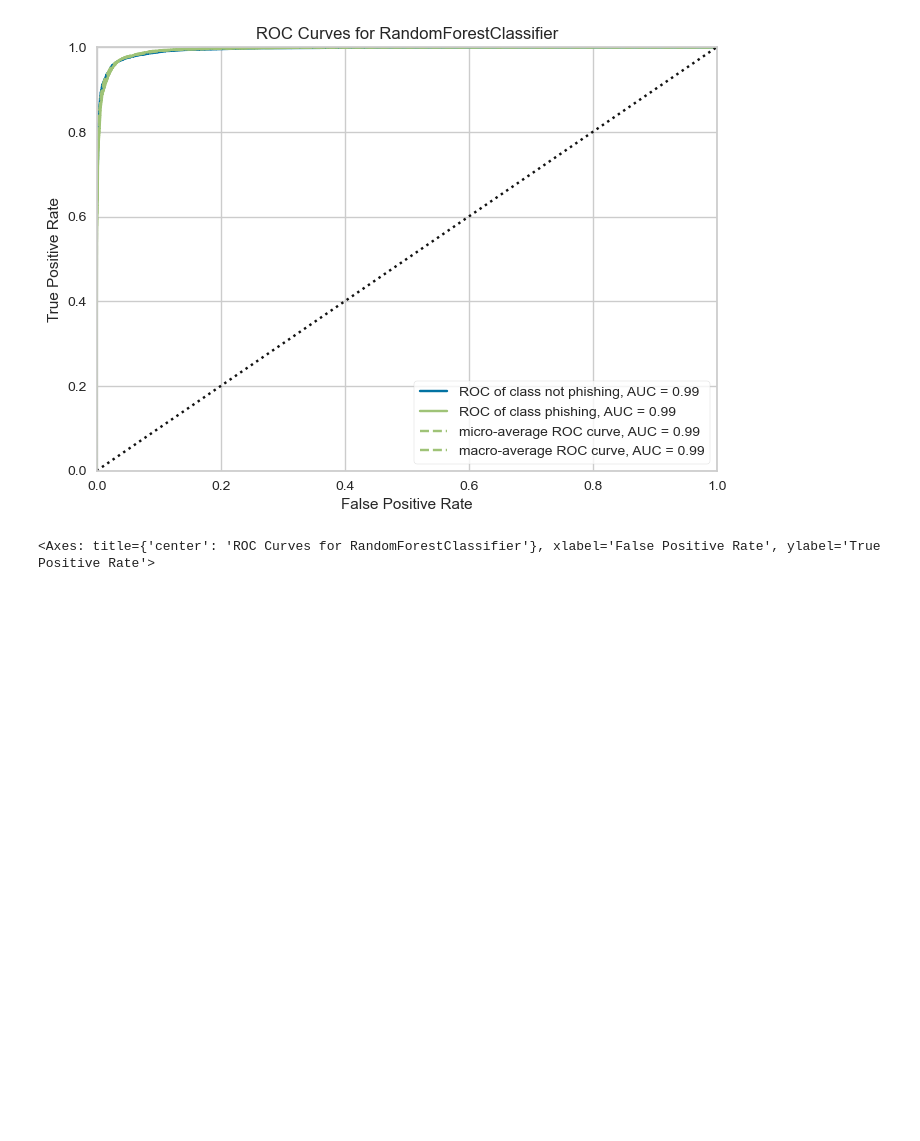
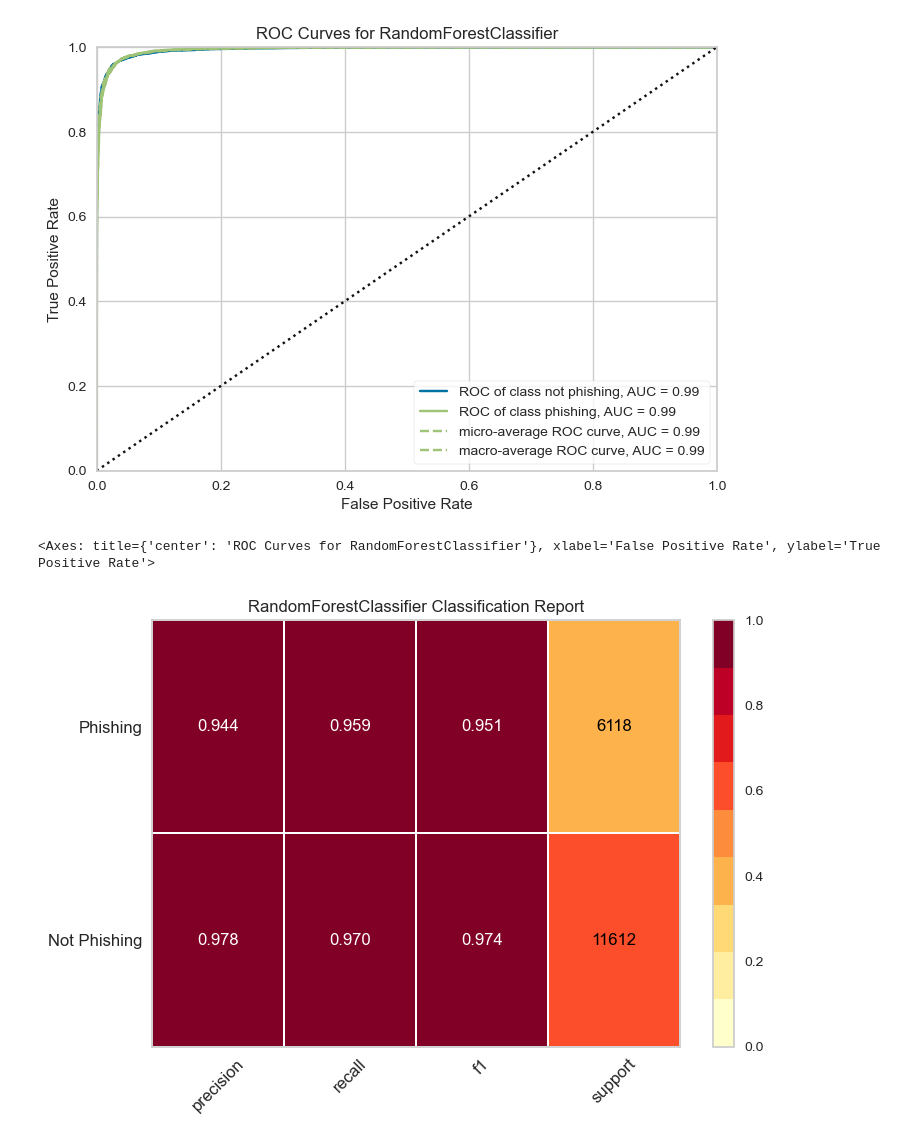
Before and after one commit to 03divyasharma/Phishing-Website-Detector, a Jupyter notebook: notebook/Phishing-Domain-Detector.ipynb, the cells around one changed output. Cells and saved outputs as stored; diff of their text form; code cells hidden in the pictures; blank space fills up the shorter version.

```diff
--- a/notebook/Phishing-Domain-Detector.ipynb
+++ b/notebook/Phishing-Domain-Detector.ipynb
@@ -355,9 +363,2 @@ np.mean(cross_val_score(rfc,X_train_features,y_train,cv=10,scoring='accuracy'))
 # %% [markdown]
 # 7.Class Prediction Error
-# %%
-from yellowbrick.classifier import ClassPredictionError
-
-vzr = ClassPredictionError(rfc, classes=['Phishing', 'Non Phishing'][::-1])
-vzr.fit(X_train_features, y_train)
-vzr.score(X_test_features, y_test)
-vzr.poof()
@@ -383,3 +381,13 @@ visualizer.show()
 # %% [output]
 [figure]
 <Axes: title={'center': 'ROC Curves for RandomForestClassifier'}, xlabel='False Positive Rate', ylabel='True Positive Rate'>
+# %%
+from yellowbrick.classifier import ClassificationReport
+
+visualizer = ClassificationReport(best_model, classes=['Not Phishing', 'Phishing'], label_encoder={0: 'Not Phishing', 1: 'Phishing'}, support=True)
+visualizer.fit(X_train_features, y_train)        # Fit the training data to the visualizer
+visualizer.score(X_test_features, y_test)
+visualizer.show()
+plt.show()
+# %% [output]
+[figure, added]
```
Also changed, not shown: parts of 11 cells of this notebook, 3 other files.
